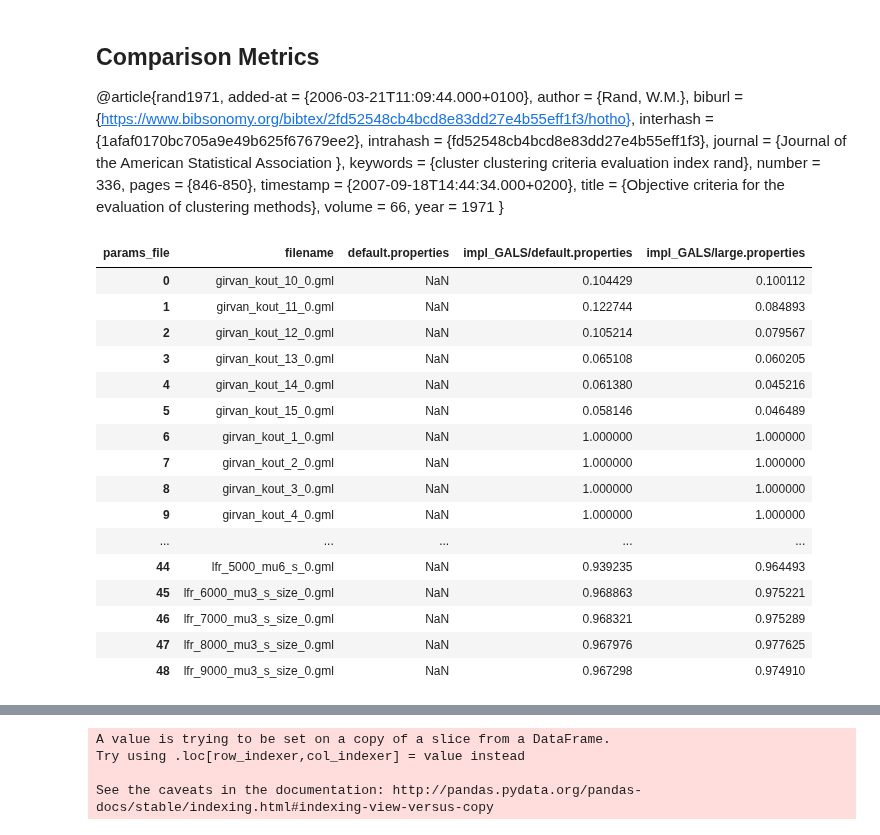
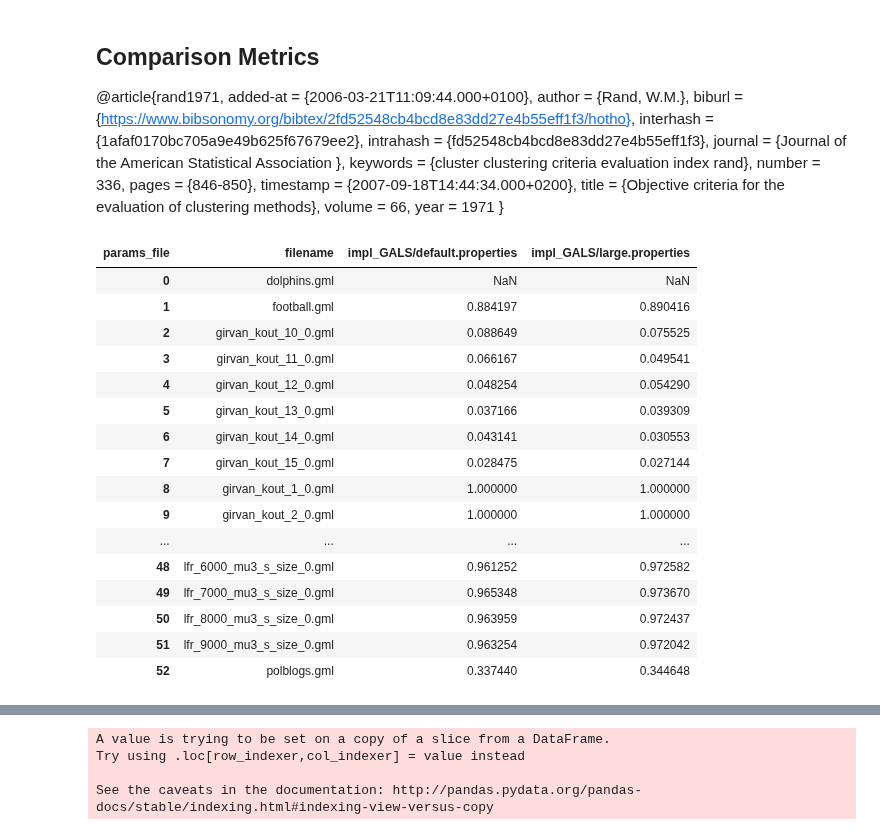
Before and after one commit to PrestonEn/alien-pineapple, a Jupyter notebook: ga_analysis.ipynb, the cells around one changed output, grey strips where cells are left out. Drawn from its saved outputs; the diff is of its cells as text; code cells hidden in the pictures.

```diff
--- a/ga_analysis.ipynb
+++ b/ga_analysis.ipynb
@@ -97,6 +99,39 @@ def identifyConverge(vals):
 # %%
 df['converge_gen'] = df['best_scores'].apply(identifyConverge)
 df['gens'] = df['best_scores'].apply(len)
+# %%
+def extract_size(name):
+    file = str(name.split('/')[-1])
+    size = None
+    if 'lfr' in file:
+        size = file.split('_')[1]
+    elif 'girvan' in file:
+        size = 128
+
+    return size
+
+
+def extract_mu(name):
+    file = str(name.split('/')[-1])
+    mu = None
+    if 'mu' in file:
+        mu = file.split('_')[2]
+        mu = mu[2:]
+    return mu
+
+
+def extract_kout(name):
+    file = str(name.split('/')[-1])
+    mu = None
+    if 'kout' in file:
+        mu = file.split('_')[2]
+    return mu
+
+
+df['short_file'] = df['file'].apply(lambda s: str(s.split('/')[-1]))
+df['size'] = df['file'].apply(lambda s: extract_size(s))
+df['mu'] = df['file'].apply(lambda s: extract_mu(s))
+df['kout'] = df['file'].apply(lambda s: extract_kout(s))
 # %%
 gals = df.loc[lambda dd: dd['algo'] == 'gals']
 gacd = df.loc[lambda dd: dd['algo'] == 'gacd']
@@ -110,26 +145,26 @@ def highlight_max(s):
     is_max = s == s.max()
     return ['background-color: yellow' if v else '' for v in is_max]
 # %%
-gals_valtable = gals.groupby(['filename','params_file'], sort=False)['nmi'].max().reset_index().pivot('filename', 'params_file', 'nmi').reset_index()
+gals_valtable = gals.groupby(['filename','params_file'], sort=False)['nmi'].mean().reset_index().pivot('filename', 'params_file', 'nmi').reset_index()
 gals_valtable
 # %% [output]
-| params_file | filename | default.properties | impl_GALS/default.properties | impl_GALS/large.properties |
-| 0 | girvan_kout_10_0.gml | NaN | 0.104429 | 0.100112 |
-| 1 | girvan_kout_11_0.gml | NaN | 0.122744 | 0.084893 |
-| 2 | girvan_kout_12_0.gml | NaN | 0.105214 | 0.079567 |
-| 3 | girvan_kout_13_0.gml | NaN | 0.065108 | 0.060205 |
-| 4 | girvan_kout_14_0.gml | NaN | 0.061380 | 0.045216 |
-| 5 | girvan_kout_15_0.gml | NaN | 0.058146 | 0.046489 |
-| 6 | girvan_kout_1_0.gml | NaN | 1.000000 | 1.000000 |
-| 7 | girvan_kout_2_0.gml | NaN | 1.000000 | 1.000000 |
-| 8 | girvan_kout_3_0.gml | NaN | 1.000000 | 1.000000 |
-| 9 | girvan_kout_4_0.gml | NaN | 1.000000 | 1.000000 |
-| ... | ... | ... | ... | ... |
-| 44 | lfr_5000_mu6_s_0.gml | NaN | 0.939235 | 0.964493 |
-| 45 | lfr_6000_mu3_s_size_0.gml | NaN | 0.968863 | 0.975221 |
-| 46 | lfr_7000_mu3_s_size_0.gml | NaN | 0.968321 | 0.975289 |
-| 47 | lfr_8000_mu3_s_size_0.gml | NaN | 0.967976 | 0.977625 |
-| 48 | lfr_9000_mu3_s_size_0.gml | NaN | 0.967298 | 0.974910 |
+| params_file | filename | impl_GALS/default.properties | impl_GALS/large.properties |
+| 0 | dolphins.gml | NaN | NaN |
+| 1 | football.gml | 0.884197 | 0.890416 |
+| 2 | girvan_kout_10_0.gml | 0.088649 | 0.075525 |
+| 3 | girvan_kout_11_0.gml | 0.066167 | 0.049541 |
+| 4 | girvan_kout_12_0.gml | 0.048254 | 0.054290 |
+| 5 | girvan_kout_13_0.gml | 0.037166 | 0.039309 |
+| 6 | girvan_kout_14_0.gml | 0.043141 | 0.030553 |
+| 7 | girvan_kout_15_0.gml | 0.028475 | 0.027144 |
+| 8 | girvan_kout_1_0.gml | 1.000000 | 1.000000 |
+| 9 | girvan_kout_2_0.gml | 1.000000 | 1.000000 |
+| ... | ... | ... | ... |
+| 48 | lfr_6000_mu3_s_size_0.gml | 0.961252 | 0.972582 |
+| 49 | lfr_7000_mu3_s_size_0.gml | 0.965348 | 0.973670 |
+| 50 | lfr_8000_mu3_s_size_0.gml | 0.963959 | 0.972437 |
+| 51 | lfr_9000_mu3_s_size_0.gml | 0.963254 | 0.972042 |
+| 52 | polblogs.gml | 0.337440 | 0.344648 |
 # %%
 with open('gals.tex','w') as tf:
     tf.write(gals_valtable.to_latex())
```
Also changed, not shown: parts of 11 cells of this notebook, 27 other files.
